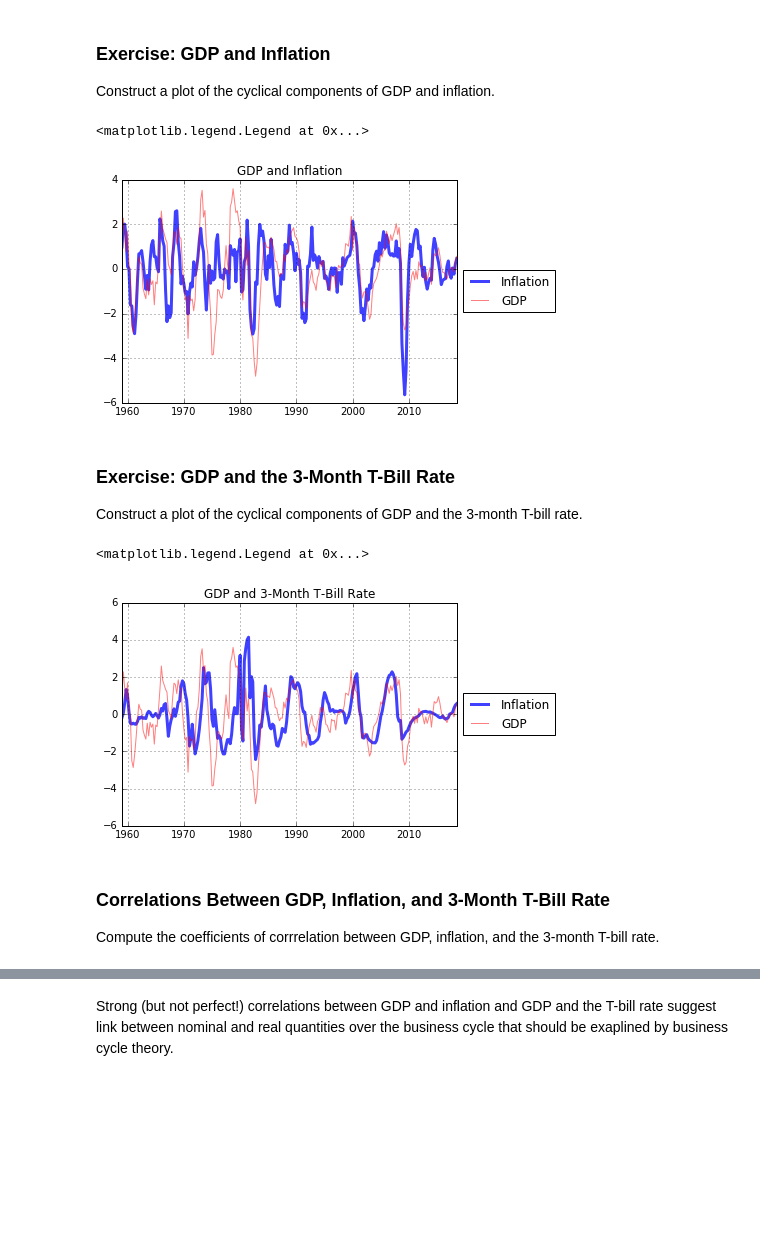
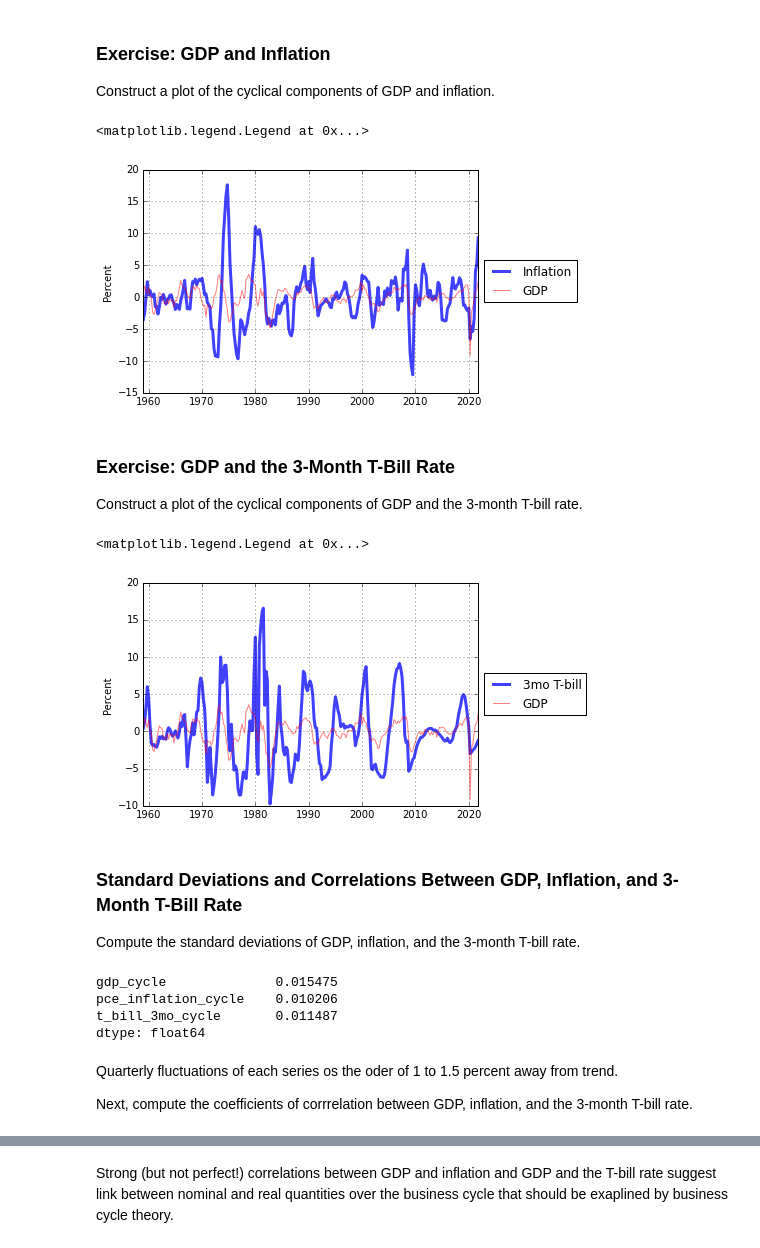
Before and after one commit to qbapawelczak/Macro-comp-take-a-look, a Jupyter notebook: Lecture Notebooks/Econ126_Class_16.ipynb, the cells around one changed output, grey strips where cells are left out. Cells and saved outputs as stored; diff of their text form; code cells hidden in the pictures; blank space fills up the shorter version.

```diff
--- a/Lecture Notebooks/Econ126_Class_16.ipynb
+++ b/Lecture Notebooks/Econ126_Class_16.ipynb
@@ -16,6 +16,6 @@ The file `business_cycle_data_actual_trend_cycle.csv`, available at https://gith
 # %%
 # Read business_cycle_data_actual_trend.csv into a Pandas DataFrame with the first column set as the index and parse_dates=True
-data = pd.read_csv('https://github.com/letsgoexploring/econ126/raw/master/Data/Csv/business_cycle_data_actual_trend_cycle.csv',index_col=0,parse_dates=True)
+data = pd.read_csv('https://raw.githubusercontent.com/letsgoexploring/economic-data/master/business-cycle-data/csv/business_cycle_data_actual_trend_cycle.csv',index_col=0,parse_dates=True)
 
 # Print the last five rows of the data
 data.tail()
@@ -33,36 +34,48 @@ data.tail()
 Construct a plot of the cyclical components of GDP and inflation.
 # %%
 # Construct plot
-plt.plot(data['pce_inflation_cycle']*100,alpha=0.75,lw=3,label='Inflation')
+plt.plot(data['pce_inflation_cycle']*400,alpha=0.75,lw=3,label='Inflation')
 plt.plot(data['gdp_cycle']*100,c='r',alpha=0.5,label='GDP')
+
+plt.ylabel('Percent')
 plt.grid()
-plt.ylabel='Percent'
-plt.title('GDP and Inflation')
 
 # Place legend to right of figure. PROVIDED
 plt.legend(loc='center left', bbox_to_anchor=(1, 0.5))
 # %% [output]
 <matplotlib.legend.Legend at 0x...>
-[figure, old version]
+[figure, new version]
 # %% [markdown]
 ### Exercise: GDP and the 3-Month T-Bill Rate
 
 Construct a plot of the cyclical components of GDP and the 3-month T-bill rate.
 # %%
 # Construct plot
-plt.plot(data['t_bill_3mo_cycle']*100,alpha=0.75,lw=3,label='Inflation')
+plt.plot(data['t_bill_3mo_cycle']*400,alpha=0.75,lw=3,label='3mo T-bill')
 plt.plot(data['gdp_cycle']*100,c='r',alpha=0.5,label='GDP')
+
+plt.ylabel('Percent')
 plt.grid()
-plt.ylabel='Percent'
-plt.title('GDP and 3-Month T-Bill Rate')
 
 # Place legend to right of figure. PROVIDED
 plt.legend(loc='center left', bbox_to_anchor=(1, 0.5))
 # %% [output]
 <matplotlib.legend.Legend at 0x...>
-[figure, old version]
+[figure, new version]
 # %% [markdown]
-### Correlations Between GDP, Inflation, and 3-Month T-Bill Rate
+### Standard Deviations and Correlations Between GDP, Inflation, and 3-Month T-Bill Rate
 
-Compute the coefficients of corrrelation between GDP, inflation, and the 3-month T-bill rate.
+Compute the standard deviations of GDP, inflation, and the 3-month T-bill rate.
+# %%
+# Compute standard deviations
+data[['gdp_cycle','pce_inflation_cycle','t_bill_3mo_cycle']].std()
+# %% [output]
+gdp_cycle              0.015475
+pce_inflation_cycle    0.010206
+t_bill_3mo_cycle       0.011487
+dtype: float64
+# %% [markdown]
+Quarterly fluctuations of each series os the oder of 1 to 1.5 percent away from trend.
+
+Next, compute the coefficients of corrrelation between GDP, inflation, and the 3-month T-bill rate.
 # %%
```
Also changed, not shown: parts of 40 cells of this notebook, 17 other files.
